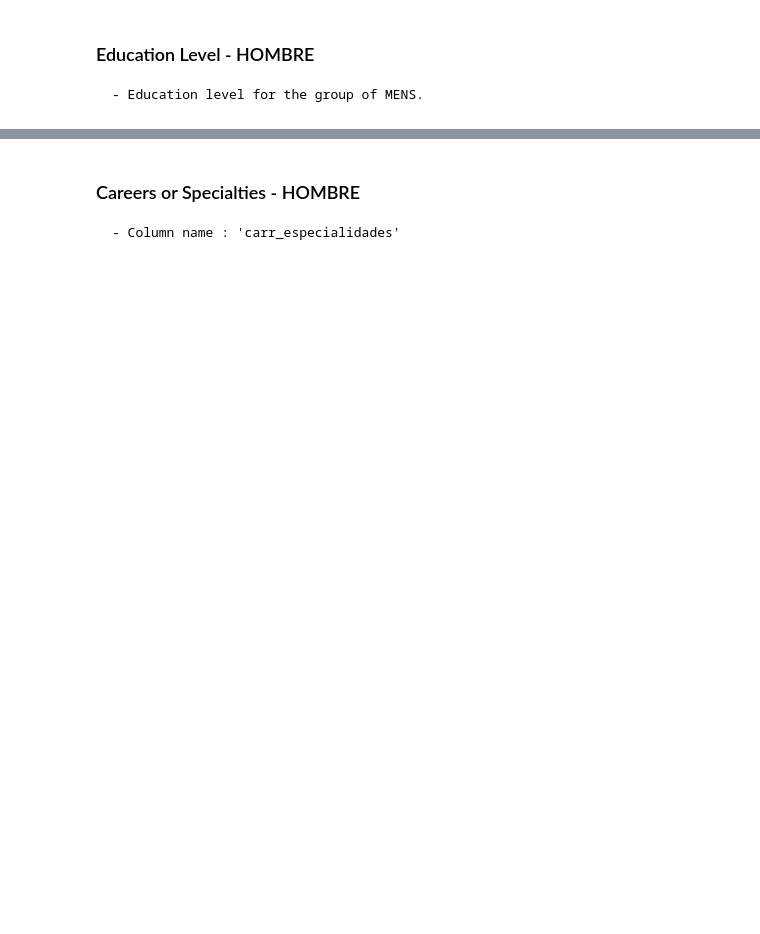
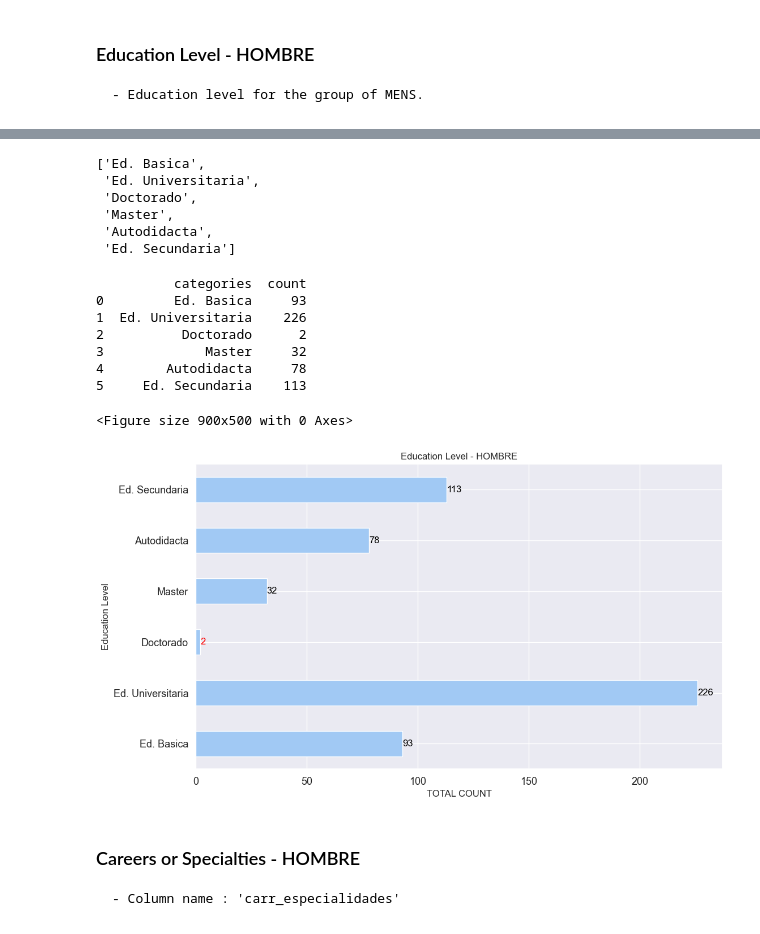
Before and after one commit to TorrezMN/Data_Science, a Jupyter notebook: Enc_Devs_Py/Notebooks/Education.ipynb, the cells around one changed output, grey strips where cells are left out. Drawn from its saved outputs; the diff is of its cells as text; code cells hidden in the pictures; blank space fills up the shorter version.

```diff
--- a/Enc_Devs_Py/Notebooks/Education.ipynb
+++ b/Enc_Devs_Py/Notebooks/Education.ipynb
@@ -62,4 +67,4 @@ Doctorado                                                                     1
 Name: educacion, dtype: int64
 # %%
 # Printing "unique" values in the column.
-print_column_uniques(df, "educacion")
+ed_uniques = get_column_uniques(df, "educacion")
@@ -206,25 +303,48 @@ gen.get_group("HOMBRE")["educacion"].value_counts()
+# %%
+ed_uniques
+# %% [output]
+['Ed. Basica',
+ 'Ed. Universitaria',
+ 'Doctorado',
+ 'Master',
+ 'Autodidacta',
+ 'Ed. Secundaria']
 # %%
 # Making a plot for this 'relation'.
 fig = plt.figure(figsize=(9, 5))
 # Plot
-ed_hombres_df = make_df(gen.get_group("HOMBRE"), "educacion").plot(
+ed_hombres_df = make_df(gen.get_group("HOMBRE"), "educacion", "categories", "count")
+ed_hombres_plot = ed_hombres_df.plot(
     kind="barh",
     title="Education Level - HOMBRE",
-    xlabel="Education Level",
+    ylabel="Education Level",
+    xlabel="TOTAL COUNT",
     fontsize=13,
     legend=False,
 )
+
+print(ed_hombres_df)
+ed_hombres_plot.set_yticklabels([v for k, v in enumerate(ed_uniques)])
+
 # Plot annotations.
-for k, v in enumerate(
-    [i for i in make_df(gen.get_group("HOMBRE"), "educacion")["count"]]
-):
+for k, v in enumerate(ed_hombres_df["count"]):
     if v < 10:
         # if count its less than 10, value will be painted in 'red'.
-        ed_hombres_df.annotate(v, (v, k), va="center", color="red")
+        ed_hombres_plot.annotate(v, (v, k), va="center", color="red")
     else:
         # if count its greather than 10, value will be painted in 'blue'.
-        ed_hombres_df.annotate(v, (v, k), va="center", color="black")
+        ed_hombres_plot.annotate(v, (v, k), va="center", color="black")
 plt.show()
+# %% [output]
+          categories  count
+0         Ed. Basica     93
+1  Ed. Universitaria    226
+2          Doctorado      2
+3             Master     32
+4        Autodidacta     78
+5     Ed. Secundaria    113
+<Figure size 900x500 with 0 Axes>
+[figure, added]
 # %% [markdown]
 ### Careers or Specialties - HOMBRE
 
```
Also changed, not shown: parts of 26 cells of this notebook, 5 other files.
